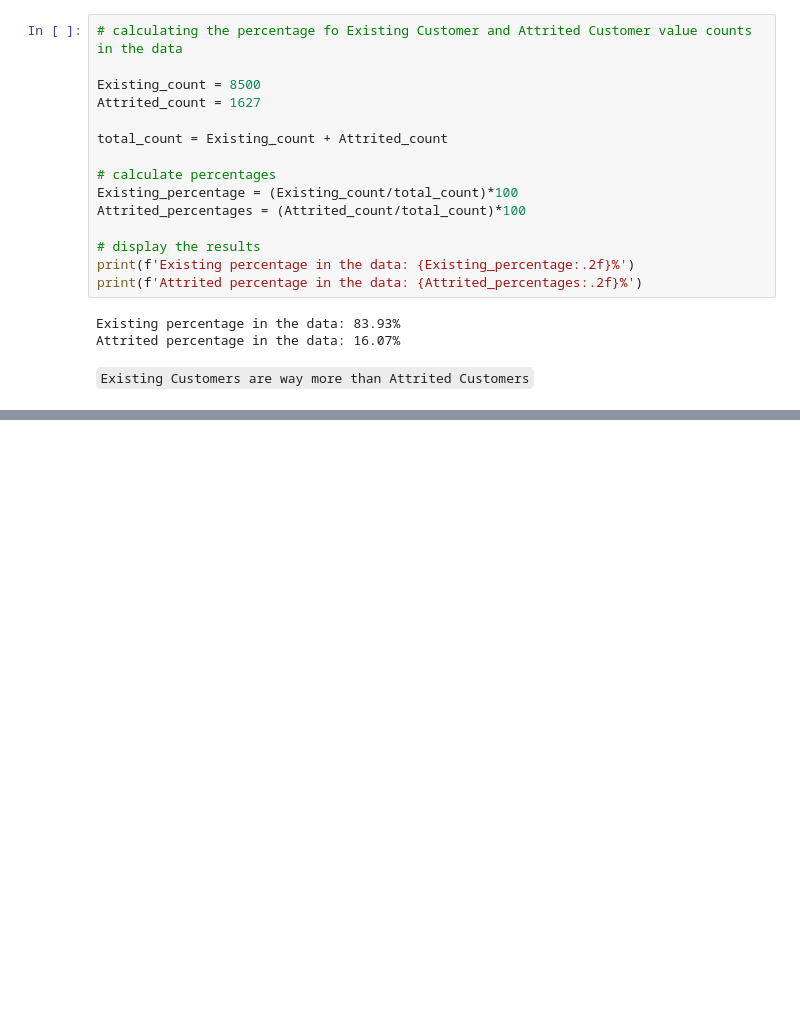
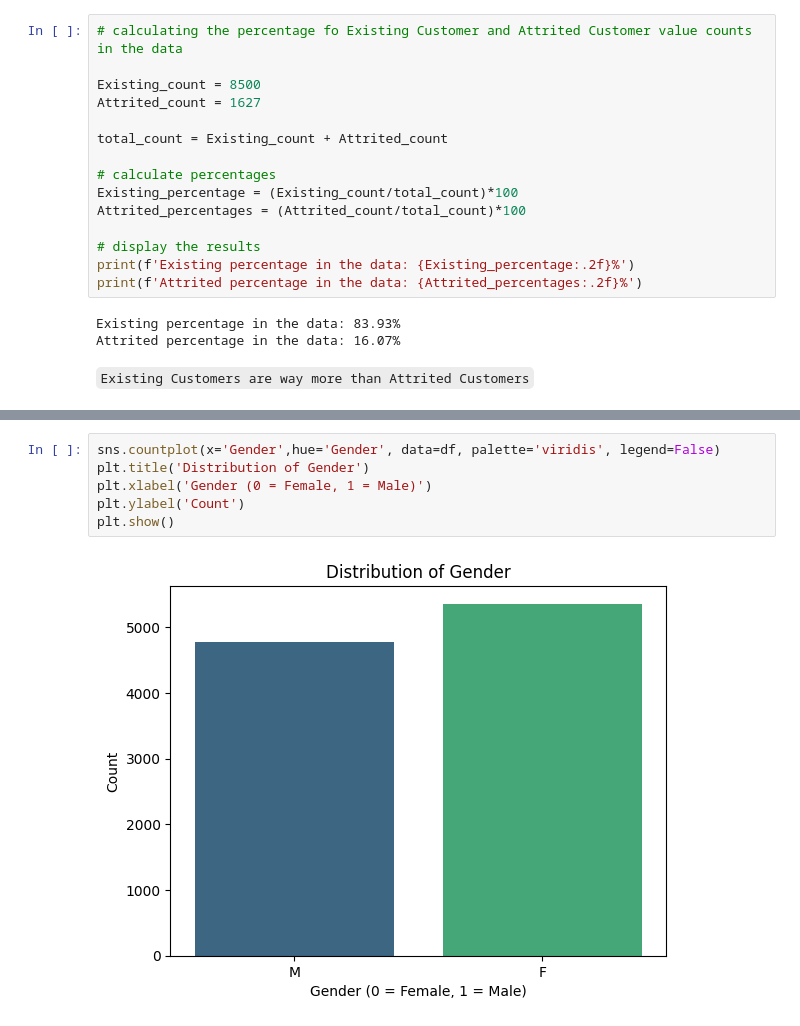
Before and after one commit to prashantpq/Data-Science-Internship, a Jupyter notebook: Week_3/Customer_Segmentation/main.ipynb, the cells around one changed output, grey strips where cells are left out. Saved outputs shown, nothing was run; the diff lists cells and outputs as text; blank space fills up the shorter version.

```diff
--- a/Week_3/Customer_Segmentation/main.ipynb
+++ b/Week_3/Customer_Segmentation/main.ipynb
@@ -281,0 +340,8 @@ Attrited percentage in the data: 16.07%
+# %%
+sns.countplot(x='Gender',hue='Gender', data=df, palette='viridis', legend=False)
+plt.title('Distribution of Gender')
+plt.xlabel('Gender (0 = Female, 1 = Male)')
+plt.ylabel('Count')
+plt.show()
+# %% [output]
+[figure, added]
```
Also changed, not shown: parts of 33 cells of this notebook.
